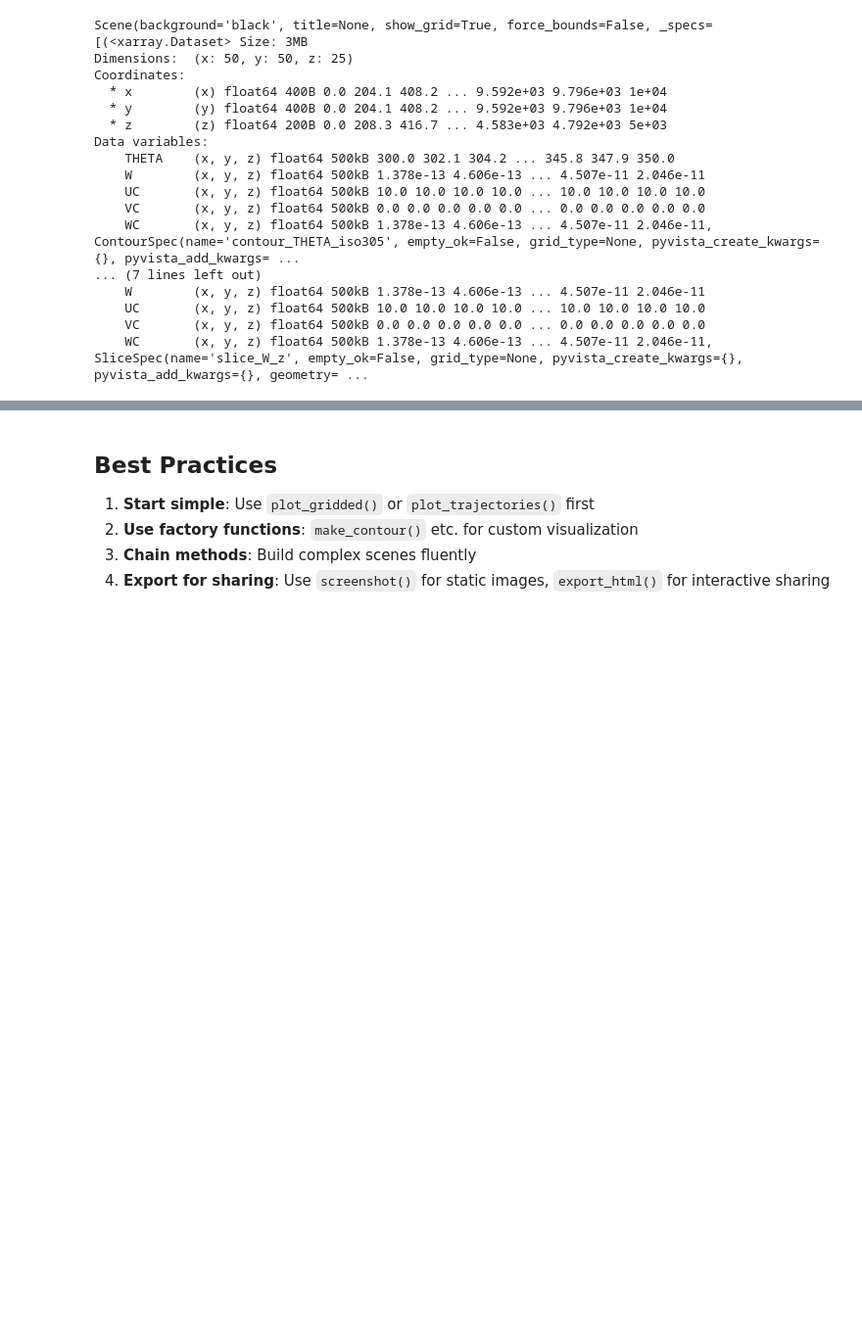
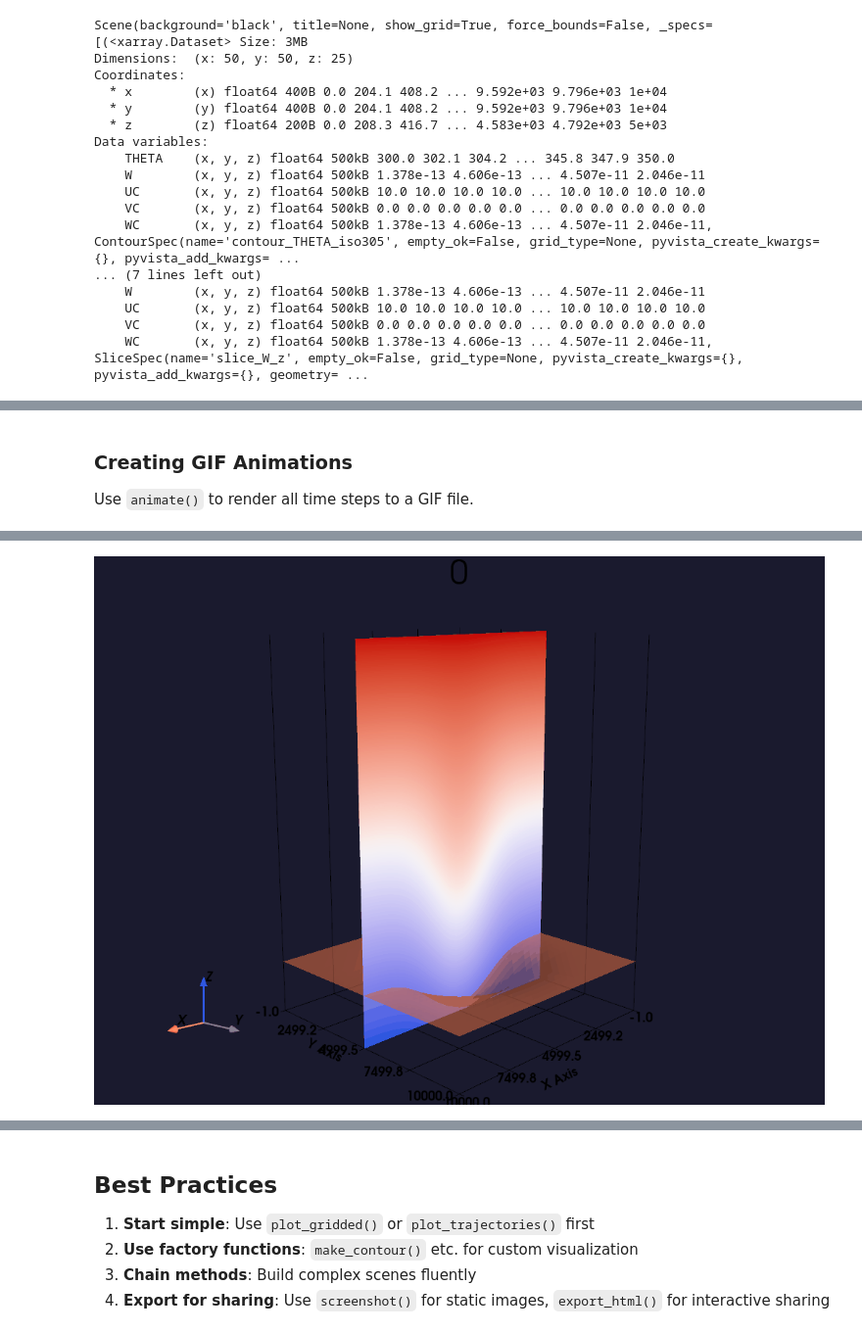
Before and after one commit to cmdavis4/skyvista, a Jupyter notebook: docs/API_guide.ipynb, the cells around one changed output, grey strips where cells are left out. Shown at 98% size. Saved outputs shown, nothing was run; the diff lists cells and outputs as text; code cells hidden in the pictures; blank space fills up the shorter version.

Commit message:
Added docs and improvements around animations

```diff
--- a/docs/API_guide.ipynb
+++ b/docs/API_guide.ipynb
@@ -647,0 +656,26 @@ Data variables:
+# %%
+# Create sample gridded data with time dimension
+x = np.linspace(0, 10000, 30)
+y = np.linspace(0, 10000, 30)
+z = np.linspace(0, 5000, 15)
+times = np.arange(10)  # 10 time steps
+
+X, Y, Z = np.meshgrid(x, y, z, indexing="ij")
+
+# Create time-evolving temperature field - warm anomaly moves upward over time
+THETA_t = np.zeros((30, 30, 15, 10))
+for t in times:
+    center_z = 1500 + t * 300  # Anomaly rises over time
+    THETA_t[:, :, :, t] = (
+        300
+        + Z / 100
+        + 10
+        * np.exp(-((X - 5000) ** 2 + (Y - 5000) ** 2 + (Z - center_z) ** 2) / 2000**2)
+    )
+
+time_varying_ds = xr.Dataset(
+    {"THETA": (["x", "y", "z", "time"], THETA_t)},
+    coords={"x": x, "y": y, "z": z, "time": times},
+)
+
+time_varying_ds
@@ -647,0 +692,21 @@ Data variables:
+# %% [markdown]
+### Creating GIF Animations
+
+Use `animate()` to render all time steps to a GIF file.
+# %%
+# Create a scene with time-varying data
+scene = (
+    sv.Scene(background="#1a1a2e")
+    .add_contour(
+        time_varying_ds, "THETA", isosurfaces=[307], opacity=0.6, color="coral"
+    )
+    .add_slice(time_varying_ds, "THETA", dim="y", value=5000, cmap="coolwarm")
+)
+
+# Render animation to GIF
+gif_path = Path("assets/example_animation.gif")
+scene.animate(gif_path, fps=5)
+
+# Display the animation
+display(Image(filename=gif_path))
+# %% [output]
@@ -647,0 +715 @@ Data variables:
+[figure, added]
```
Also changed, not shown: parts of 9 cells of this notebook, 10 other files.
